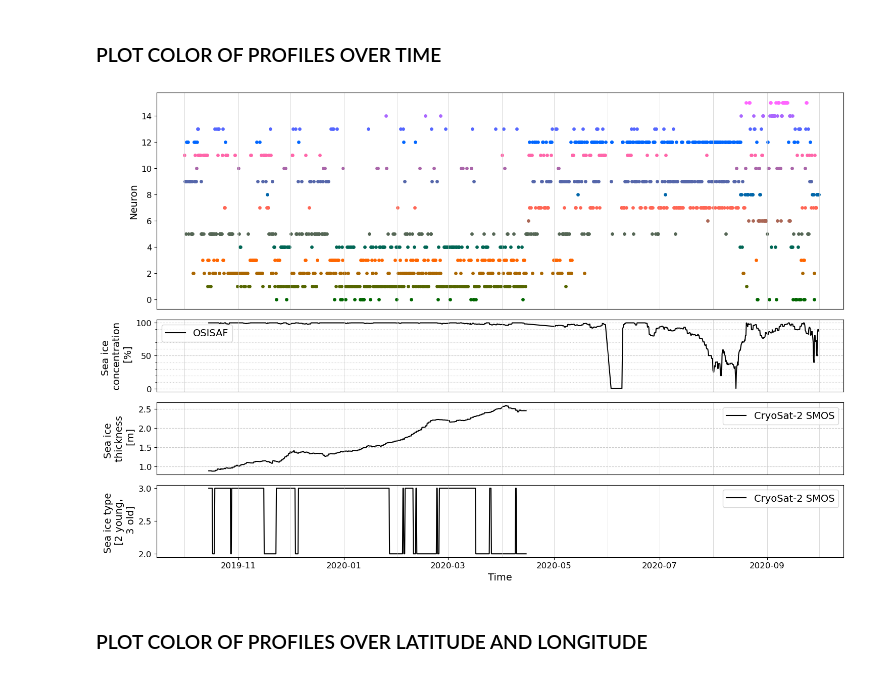
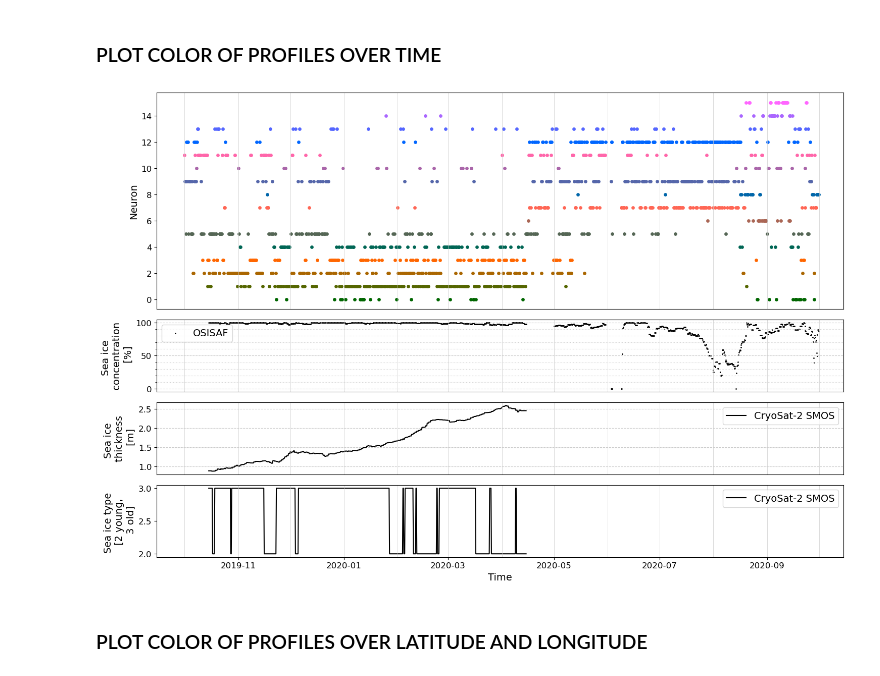
Before and after one commit to charrelju/M1_Internship_MET_Norway, a Jupyter notebook: ERA5_MOSAIC_SOM_RH.ipynb, the cells around one changed output. Drawn from its saved outputs; the diff is of its cells as text; code cells hidden in the pictures.

```diff
--- a/ERA5_MOSAIC_SOM_RH.ipynb
+++ b/ERA5_MOSAIC_SOM_RH.ipynb
@@ -31,7 +31,9 @@ dataset = ncfile(data_link,'r')    #dataset of radiosoundings of MOSAiC and ERA5
 # %%
 pres = dataset.variables['pres'][:]
 era5_rh = dataset.variables['rh_era5'][:]
+era5_temp = dataset.variables['temp_era5'][:]
 mosaic_rh = dataset.variables['rh_mosaic'][:]
+mosaic_temp = dataset.variables['temp_mosaic'][:]
 mosaic_time = dataset.variables['time_mosaic'][:]
 mosaic_lat = dataset.variables['lat_mosaic'][:]
 mosaic_lon = dataset.variables['lon_mosaic'][:]
@@ -78,7 +80,12 @@ def replacenan(var) :
     return new_var
 # %%
 new_mosaic_rh = replacenan(mosaic_rh)
-print('nan values :', ma.count_masked(new_mosaic_rh)) # verify there is no masked/nan values
+print('nan values rh:', ma.count_masked(new_mosaic_rh)) # verify there is no masked/nan values
 rh_bias = era5_rh-new_mosaic_rh # bias of temperature between ERA5 and MOSAiC
 data = rh_bias
+
+new_mosaic_temp = replacenan(mosaic_temp)
+print('nan values temp:', ma.count_masked(new_mosaic_temp)) # verify there is no masked/nan values
+temp_bias = era5_temp-new_mosaic_temp # bias of temperature between ERA5 and MOSAiC
+data2 = temp_bias
 # %% [output]
@@ -320,3 +328,34 @@ plt.savefig(path_fig+'ERA5_MOSAIC_bias_rh_'+str(x*y)+'_s'+str(sigma)+'_lt'+str(l
 # %% [output]
 No artists with labels found to put in legend.  Note that artists whose label start with an underscore are ignored when legend() is called with no argument.
 [figure]
+# %%
+parameters = {'axes.labelsize':14, 'axes.titlesize':15, 'legend.fontsize':16, 'xtick.labelsize':12, 'ytick.labelsize':12,
+                  'legend.title_fontsize':14, 'figure.titlesize':25}
+plt.rcParams.update(parameters)
+
+fig, axs = plt.subplots(x,y,figsize=(20,20))
+red = np.linspace(0,1,4)
+blue = np.linspace(0,1,4)
+
+for p in range(0,len(temp_bias)) :
+    i = winner_list[p][0]
+    j = winner_list[p][1]
+    axs[i,j].plot(temp_bias[p], pres, color=(red[j], 0.4, blue[i]))
+
+n=0
+for i in range(0,x) :
+     for j in range(0,y) :
+        axs[i,j].invert_yaxis()
+        axs[i,j].grid()
+        axs[i,j].set_title('Neuron #'+str(n), pad=10, weight='bold')
+        if j==0 :
+            axs[i,j].set_ylabel('Pressure [hPa]')
+        if i>2 :
+            axs[i,j].set_xlabel('Temperature [K]')
+        n=n+1
+
+fig.tight_layout()
+fig.subplots_adjust(top=0.92, hspace=0.2)
+
+path_fig = '/lustre/storeB/users/justinec/master_internship/figures/era5_mosaic_SOM/'
+plt.savefig(path_fig+'ERA5_MOSAIC_bias_rh_corresponding_temp_'+str(x*y)+'_s'+str(sigma)+'_lt'+str(learning_rate)+'_i'+str(iterations)+'_SOM.png',dpi=300, bbox_extra_artists=(lgd,), bbox_inches='tight')
@@ -361,40 +402,40 @@ axs[0].set_ylabel('Neuron')
 axs[0].set_xlim([datetime.date(2019, 9, 15), datetime.date(2020, 10, 15)])
 axs[0].set_xticks([])
 
-axs[1].plot(dates, df['sea_ice_concentration_osi[%]'], 'k', label='OSISAF')
+axs[1].scatter(dates, df['sea_ice_concentration_osi[%]'], s=1, color='k', label='OSISAF')
 axs[1].set_ylabel('Sea ice \n concentration \n [%]')
 axs[1].set_xlim([datetime.date(2019, 9, 15), datetime.date(2020, 10, 15)])
 axs[1].set_xticks([])
 axs[1].legend(fontsize='14')
 axs[1].yaxis.set_minor_locator(AutoMinorLocator(5))
 axs[1].yaxis.grid(which='major', color='#CCCCCC', linestyle='--')
 axs[1].yaxis.grid(which='minor', color='#CCCCCC', linestyle=':')
 
 axs[2].plot(dates, df['sea_ice_thickness[m]'], 'k', label='CryoSat-2 SMOS')
 axs[2].set_xlim([datetime.date(2019, 9, 15), datetime.date(2020, 10, 15)])
 axs[2].set_ylabel('Sea ice \n thickness \n [m]')
 axs[2].set_xticks([])
 axs[2].legend(fontsize='14')
 axs[2].yaxis.set_minor_locator(AutoMinorLocator(0.1))
 axs[2].yaxis.grid(which='major', color='#CCCCCC', linestyle='--')
 axs[2].yaxis.grid(which='minor', color='#CCCCCC', linestyle=':')
 
 axs[3].plot(dates, df['sea_ice_type[2 young, 3 old]'], 'k', label='CryoSat-2 SMOS')
 axs[3].set_xlim([datetime.date(2019, 9, 15), datetime.date(2020, 10, 15)])
 axs[3].set_ylabel('Sea ice type \n [2 young, \n 3 old]')
 axs[3].set_xlabel('Time')
 axs[3].legend(fontsize='14')
 
 months_date = pd.date_range('2019-09-01','2020-11-01' , freq='1M')-pd.offsets.MonthBegin(1)
 for i in range(0,4) :
     for j in range(0,14) :
         axs[i].axvline(months_date[j], color='#CCCCCC', linestyle='-', linewidth='0.5')
 
 fig.tight_layout()
 path_fig = '/lustre/storeB/users/justinec/master_internship/figures/era5_mosaic_SOM/'
 plt.savefig(path_fig+'ERA5_MOSAIC_bias_rh_'+str(x*y)+'_s'+str(sigma)+'_lt'+str(learning_rate)+'_i'+str(iterations)+'_timeserie.png',dpi=300)
 # %% [output]
-[figure, old version]
+[figure, new version]
 # %% [markdown]
 ### PLOT COLOR OF PROFILES OVER LATITUDE AND LONGITUDE
 # %%
```
Also changed, not shown: parts of 2 cells of this notebook, 5 other files.
